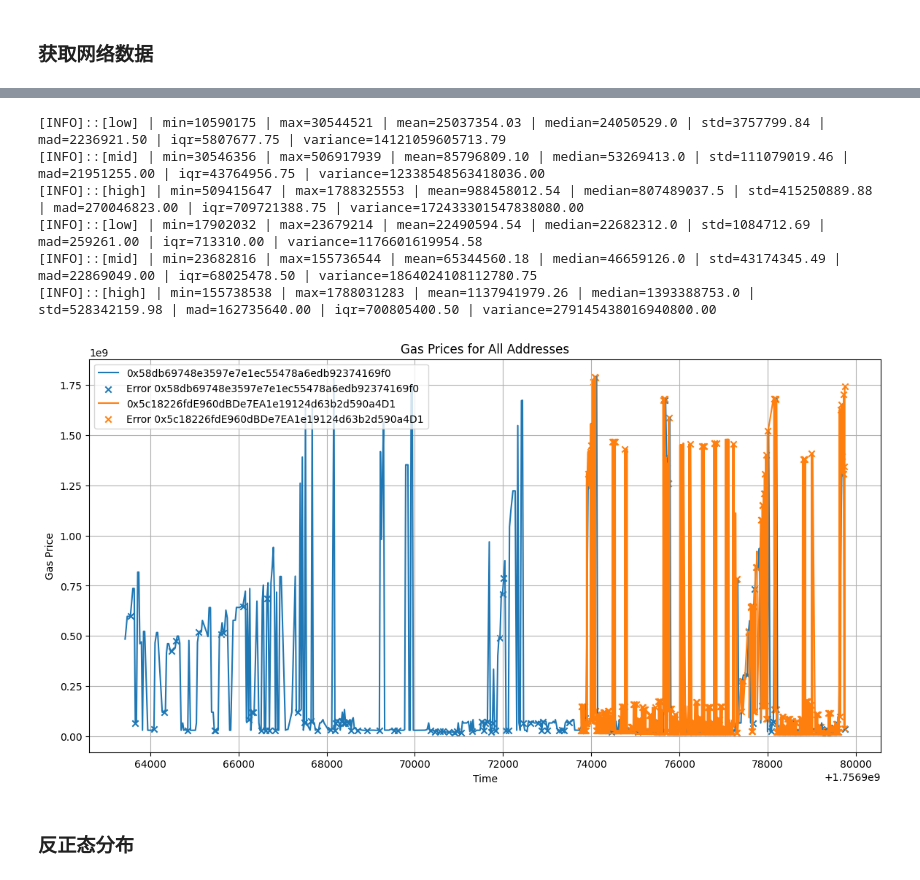
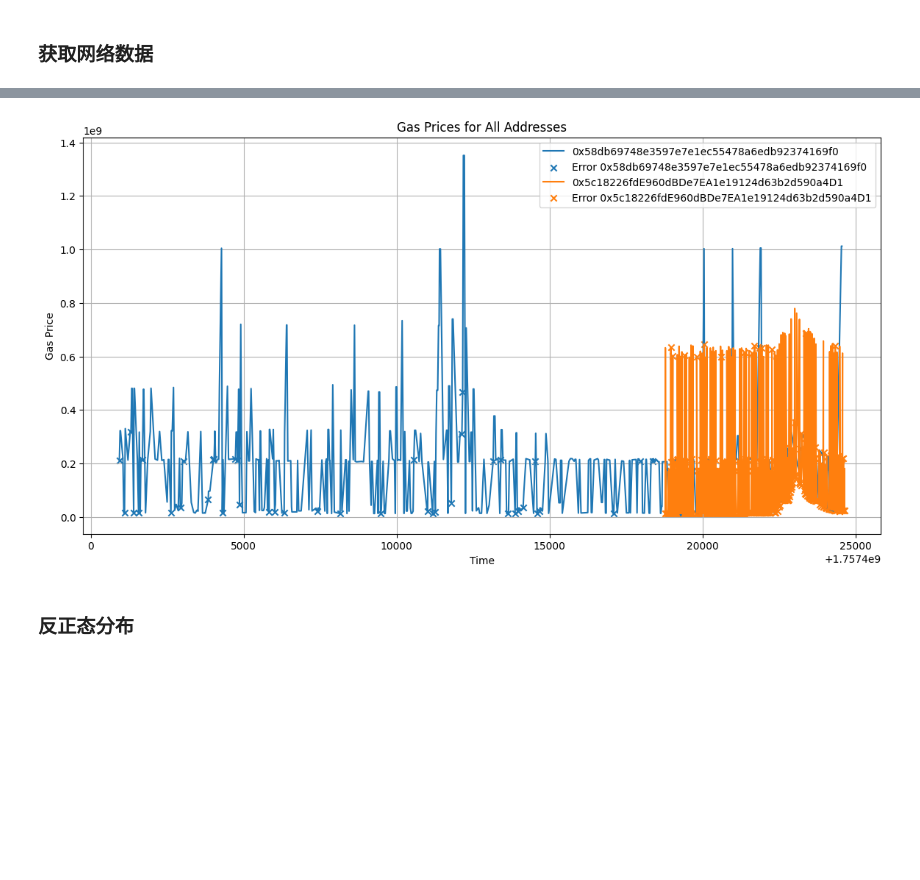
Before and after one commit to d0lwl0b/beboundless-data, a Jupyter notebook: data_test.ipynb, the cells around one changed output, grey strips where cells are left out. Saved outputs shown, nothing was run; the diff lists cells and outputs as text; code cells hidden in the pictures; blank space fills up the shorter version.

```diff
--- a/data_test.ipynb
+++ b/data_test.ipynb
@@ -101,43 +101,37 @@ Written
      output/fetch_latest_gas_price.json
 # %%
 import pandas as pd
-grouped = {address: pd.DataFrame(tx_list) for address, tx_list in zip(MONITOR_ADDRESSES, results) if tx_list}
+grouped = {address: pd.DataFrame(tx_list) for address, (tx_list, _) in zip(MONITOR_ADDRESSES, results) if tx_list}
 # %%
 import matplotlib.pyplot as plt
 import itertools
 
 import basescan
 importlib.reload(basescan)
 from basescan import analyze_gas_prices
 
 colors = itertools.cycle(['tab:blue', 'tab:orange', 'tab:green', 'tab:red', 'tab:purple'])
 plt.figure(figsize=(14, 7))
 for address, df in grouped.items():
     df_time_sorted = df.sort_values('time_stamp')
     analyze_gas_prices(df_time_sorted)
     # time filter example
-    start_time, end_time = None, None
+    start_time, end_time = 44000, None
     if start_time is not None:
         df_time_sorted = df_time_sorted[df_time_sorted['time_stamp'] >= start_time]
     if end_time is not None:
         df_time_sorted = df_time_sorted[df_time_sorted['time_stamp'] <= end_time]
     color = next(colors)
     plt.plot(df_time_sorted['time_stamp'], df_time_sorted['gas_prices'], label=f'{address}', color=color)
     plt.scatter(df_time_sorted[df_time_sorted['is_error']]['time_stamp'], df_time_sorted[df_time_sorted['is_error']]['gas_prices'], color=color, marker='x', label=f'Error {address}')
 plt.xlabel('Time')
 plt.ylabel('Gas Price')
 plt.legend()
 plt.grid(True)
 plt.title('Gas Prices for All Addresses')
 plt.show()
 # %% [output]
-[INFO]::[low] | min=10590175 | max=30544521 | mean=25037354.03 | median=24050529.0 | std=3757799.84 | mad=2236921.50 | iqr=5807677.75 | variance=14121059605713.79
-[INFO]::[mid] | min=30546356 | max=506917939 | mean=85796809.10 | median=53269413.0 | std=111079019.46 | mad=21951255.00 | iqr=43764956.75 | variance=12338548563418036.00
-[INFO]::[high] | min=509415647 | max=1788325553 | mean=988458012.54 | median=807489037.5 | std=415250889.88 | mad=270046823.00 | iqr=709721388.75 | variance=172433301547838080.00
-[INFO]::[low] | min=17902032 | max=23679214 | mean=22490594.54 | median=22682312.0 | std=1084712.69 | mad=259261.00 | iqr=713310.00 | variance=1176601619954.58
-[INFO]::[mid] | min=23682816 | max=155736544 | mean=65344560.18 | median=46659126.0 | std=43174345.49 | mad=22869049.00 | iqr=68025478.50 | variance=1864024108112780.75
-[INFO]::[high] | min=155738538 | max=1788031283 | mean=1137941979.26 | median=1393388753.0 | std=528342159.98 | mad=162735640.00 | iqr=700805400.50 | variance=279145438016940800.00
-[figure, old version]
+[figure, new version]
 # %% [markdown]
 ### 反正态分布
 # %%
```
Also changed, not shown: parts of 3 cells of this notebook, 3 other files.
